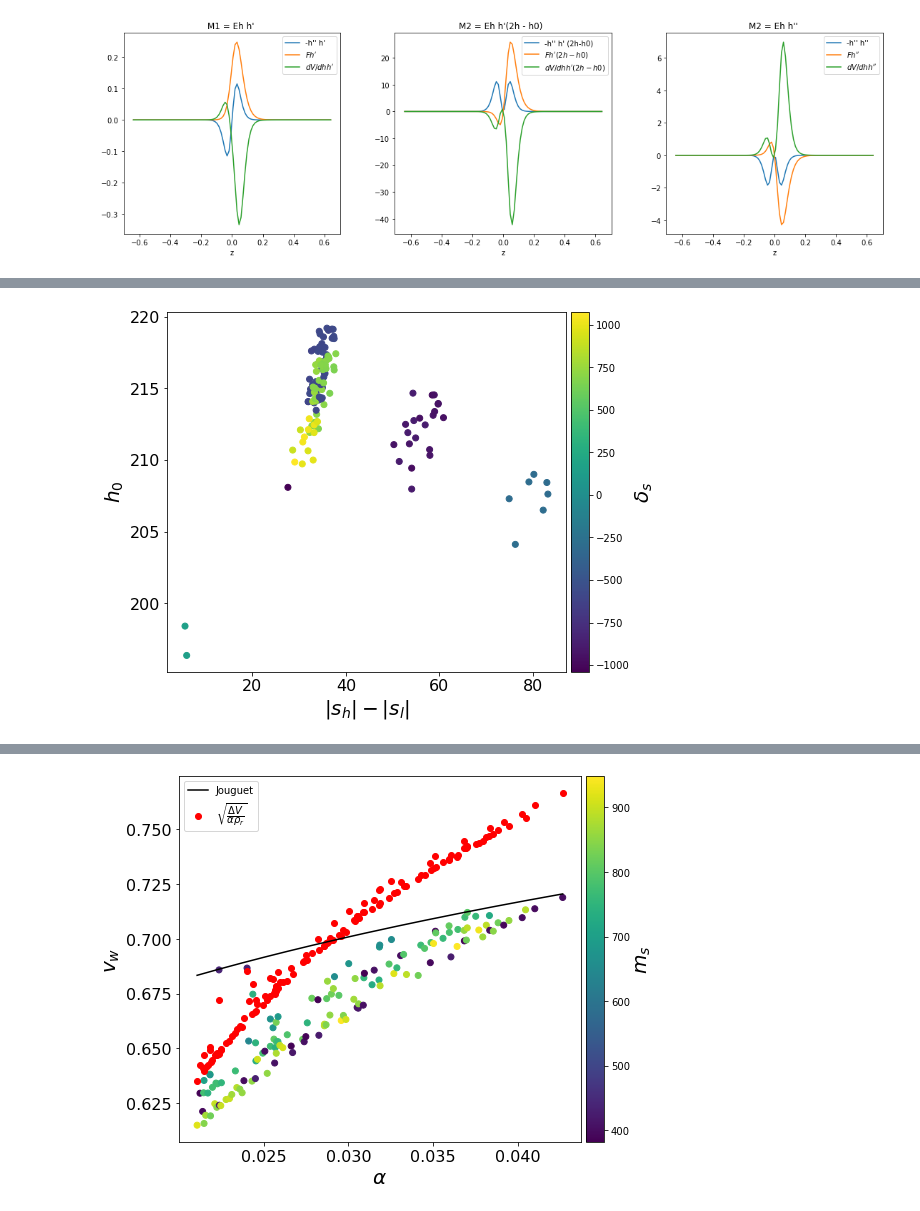
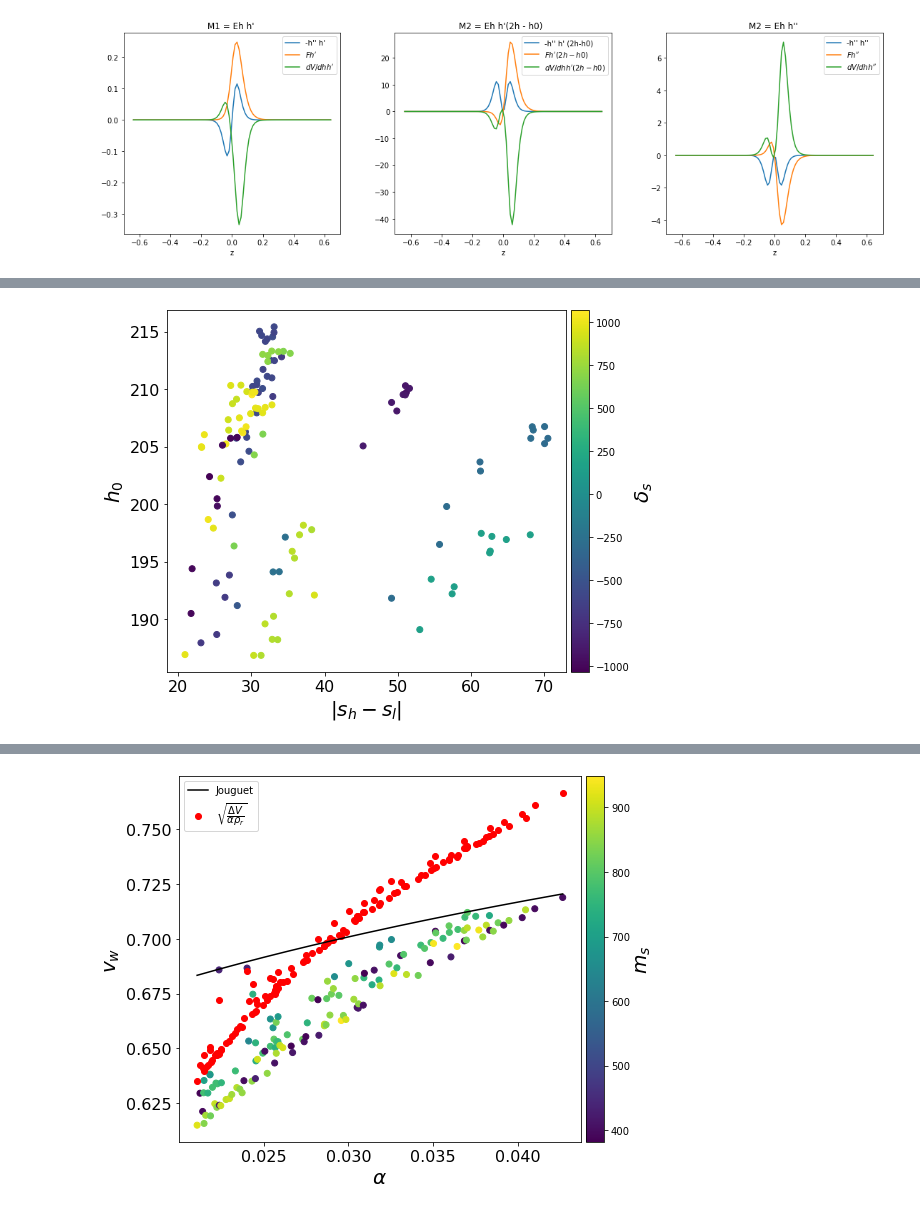
Before and after one commit to PB-316/Z_2breaking-PT-BAU, a Jupyter notebook: wall_veclocity_Z2_breaking.ipynb, the cells around one changed output, grey strips where cells are left out. Cells and saved outputs as stored; diff of their text form; code cells hidden in the pictures.

```diff
--- a/wall_veclocity_Z2_breaking.ipynb
+++ b/wall_veclocity_Z2_breaking.ipynb
@@ -2139,25 +2140,25 @@ plt.show()
 # %%
-df=pd.read_csv("SCANS/Z2_breaking_sols.csv",index_col=[0]).sort_values("alpha_max").drop_duplicates()
+df=pd.read_csv("SCANS/Z2_breaking_sols_total.csv",index_col=[0]).sort_values("alpha_max").drop_duplicates()
 
 thick_size=16
 label_size=20
 
 
-plt.scatter(abs(df.slow)-abs(df.shigh),df.h0,c=df.muhs)
+plt.scatter(abs(-df.slow+df.shigh),df.h0,c=df.muhs)
 #plt.xlim(2.3,6.3)
 #plt.ylim(200,)
 #plt.scatter(df.alpha_0,df.vwf_0)
 #plt.colorbar()
 plt.colorbar(orientation="vertical",pad=0.01).set_label( label="$\\delta_s$", size=label_size, weight='bold')
 
-plt.xlabel("$|s_h|-|s_l|$",size=label_size)
+plt.xlabel("$|s_h-s_l|$",size=label_size)
 plt.ylabel("$h_0$",size=label_size)
 plt.xticks(fontsize=thick_size)
 plt.yticks(fontsize=thick_size)
 plt.locator_params(axis="x", nbins=6)
 #plt.title("$\\lambda_{s}=1$",size=label_size)
 plt.tight_layout()
 plt.savefig('SCANS/bubble_PLOTS/bubble_h0_s0.pdf', dpi=300)
 plt.show()
 # %% [output]
-[figure, old version]
+[figure, new version]
```
Also changed, not shown: parts of 9 cells of this notebook, 17 other files.
